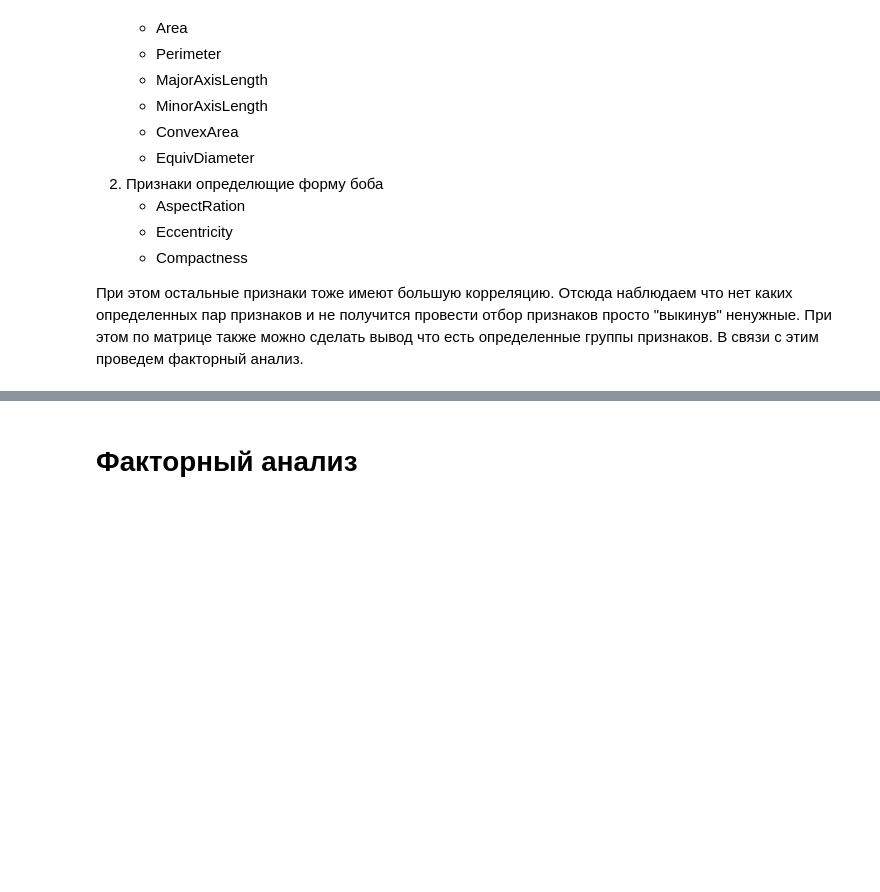
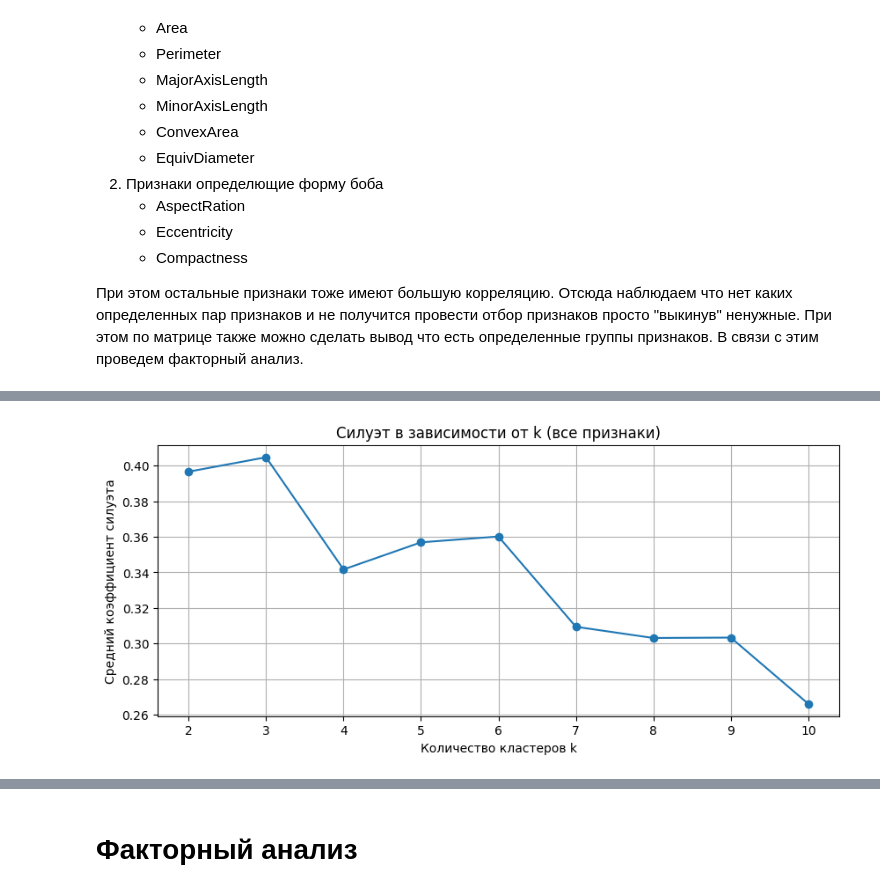
Before and after one commit to olesya1119/ML, a Jupyter notebook: lab4/notebook.ipynb, the cells around one changed output, grey strips where cells are left out. Cells and saved outputs as stored; diff of their text form; code cells hidden in the pictures; blank space fills up the shorter version.

```diff
--- a/lab4/notebook.ipynb
+++ b/lab4/notebook.ipynb
@@ -182,0 +333,99 @@ plt.show()
+# %%
+import pandas as pd
+import numpy as np
+import matplotlib.pyplot as plt
+import seaborn as sns
+
+from sklearn.preprocessing import StandardScaler
+from sklearn.cluster import KMeans
+from sklearn.metrics import silhouette_score
+
+%matplotlib inline
+
+# 1. Матрица корреляций (как раньше)
+corr = df.corr()
+
+print("Матрица корреляции (числа):")
+display(corr.round(3))
+
+plt.figure(figsize=(10, 8))
+sns.heatmap(
+    corr,
+    annot=True,
+    fmt=".2f",
+    cmap="coolwarm",
+    square=True,
+    cbar_kws={"shrink": 0.8}
+)
+plt.title("Матрица корреляции признаков Dry Bean")
+plt.xticks(rotation=90)
+plt.yticks(rotation=0)
+plt.tight_layout()
+plt.show()
+
+# 2. ВСЕ признаки для кластеризации (без вырезания)
+all_features = [
+    "Area",
+    "Perimeter",
+    "MajorAxisLength",
+    "MinorAxisLength",
+    "AspectRation",
+    "Eccentricity",
+    "ConvexArea",
+    "EquivDiameter",
+    "Extent",
+    "Solidity",
+    "roundness",
+    "Compactness",
+    "ShapeFactor1",
+    "ShapeFactor2",
+    "ShapeFactor3",
+    "ShapeFactor4",
+]
+
+print("\nИспользуем ВСЕ признаки для кластеризации:")
+print(all_features)
+
+X_all = df[all_features].copy()
+
+# 3. Масштабирование
+scaler = StandardScaler()
+X_all_scaled = scaler.fit_transform(X_all)
+
+# 4. Подбор числа кластеров по силуэту и локтю
+sil_scores_all = {}
+inertias_all = {}
+
+k_values = range(2, 11)
+
+for k in k_values:
+    kmeans = KMeans(n_clusters=k, random_state=42, n_init=10)
+    labels = kmeans.fit_predict(X_all_scaled)
+
+    sil = silhouette_score(X_all_scaled, labels)
+    sil_scores_all[k] = sil
+    inertias_all[k] = kmeans.inertia_
+
+    print(f"[ALL] k = {k}: silhouette = {sil:.4f}, inertia = {inertias_all[k]:.2f}")
+
+best_k_all = max(sil_scores_all, key=sil_scores_all.get)
+print(f"\n[ALL] Лучшее k по силуэту: {best_k_all} "
+      f"(silhouette = {sil_scores_all[best_k_all]:.4f})")
+
+# 5. Графики
+plt.figure(figsize=(10, 4))
+plt.plot(list(sil_scores_all.keys()), list(sil_scores_all.values()), marker="o")
+plt.xlabel("Количество кластеров k")
+plt.ylabel("Средний коэффициент силуэта")
+plt.title("Силуэт в зависимости от k (все признаки)")
+plt.grid(True)
+plt.show()
+
+plt.figure(figsize=(10, 4))
+plt.plot(list(inertias_all.keys()), list(inertias_all.values()), marker="o")
+plt.xlabel("Количество кластеров k")
+plt.ylabel("Inertia (SSE)")
+plt.title("Метод локтя (все признаки)")
+plt.grid(True)
+plt.show()
+# %% [output]
@@ -182,0 +464 @@ plt.show()
+[figure, added]
```
Also changed, not shown: parts of 3 cells of this notebook, 3 other files.
